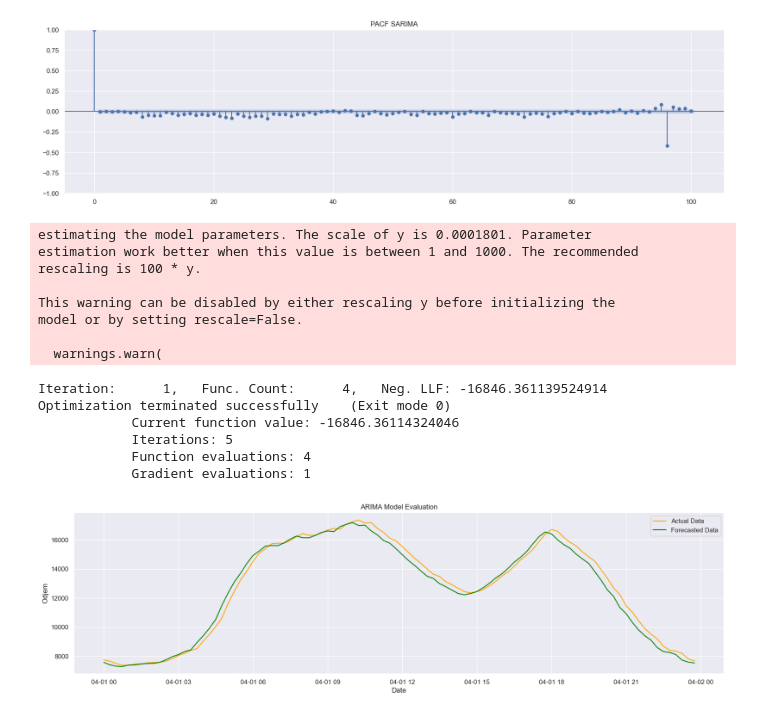
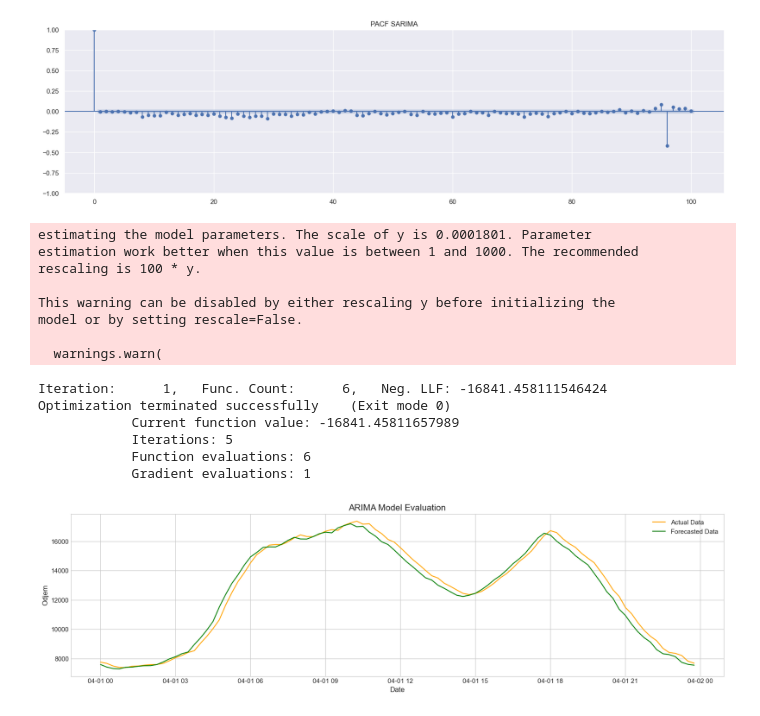
Before and after one commit to karolina-sa/Matematika-z-racunalnikom-projekt, a Jupyter notebook: 18_5_2024.ipynb, the cells around one changed output. Drawn from its saved outputs; the diff is of its cells as text; code cells hidden in the pictures.

```diff
--- a/18_5_2024.ipynb
+++ b/18_5_2024.ipynb
@@ -253,43 +260,45 @@ plt.title('PACF SARIMA')
 Text(0.5, 1.0, 'PACF SARIMA')
 [figure]
 # %%
-# fit a GARCH(1,1) model on the residuals of the SARIMA model
+# fit a GARCH(2,2) model on the residuals of the SARIMA model
 
-modelGARCH = arch.arch_model(sarima_residuals_1, mean='Zero', vol='Garch', p=1, q=1)
+modelGARCH = arch.arch_model(sarima_residuals_1, mean='Zero', vol='Garch', p=2, q=2)
 resultGarch = modelGARCH.fit()
 forecastGARCH = resultGarch.forecast(horizon=96)
 
 
 # združimo SARIMO in GARCH
 forecast = test_forecast.mean() + forecastGARCH.variance.values[-1, :]
 forecast
 
 forecastDf = pd.DataFrame(forecast, index=test_forecast.index, columns=['Forecast'])
 forecastDf
 
 napoved_ARIMA_GARCH = np.exp(forecastDf['Forecast'] + np.log(podatki.loc['2023-04-01 00:00:00':'2023-04-02 00:00:00', 'Odjem ACT'].shift(-1)['2023-04-01']))
 napoved_ARIMA_GARCH
 
+plt.style.use('seaborn-whitegrid')
+
 plt.plot(podatki.loc['2023-04-01', 'Odjem ACT'], label='Actual Data', color='orange')
 plt.plot(napoved_ARIMA_GARCH, label='Forecasted Data', color='green')
-plt.title('ARIMA Model Evaluation')
+plt.title('ARIMA Model Evaluation', fontsize=15)
 plt.xlabel('Date')
 plt.ylabel('Odjem')
 plt.legend()
 plt.show()
 # %% [output]
 estimating the model parameters. The scale of y is 0.0001801. Parameter
 estimation work better when this value is between 1 and 1000. The recommended
 rescaling is 100 * y.
 
 This warning can be disabled by either rescaling y before initializing the
 model or by setting rescale=False.
 
   warnings.warn(
-Iteration:      1,   Func. Count:      4,   Neg. LLF: -16846.361139524914
+Iteration:      1,   Func. Count:      6,   Neg. LLF: -16841.458111546424
 Optimization terminated successfully    (Exit mode 0)
-            Current function value: -16846.36114324046
+            Current function value: -16841.45811657989
             Iterations: 5
-            Function evaluations: 4
+            Function evaluations: 6
             Gradient evaluations: 1
-[figure, old version]
+[figure, new version]
```
Also changed, not shown: parts of 4 cells of this notebook, 8 other files.
